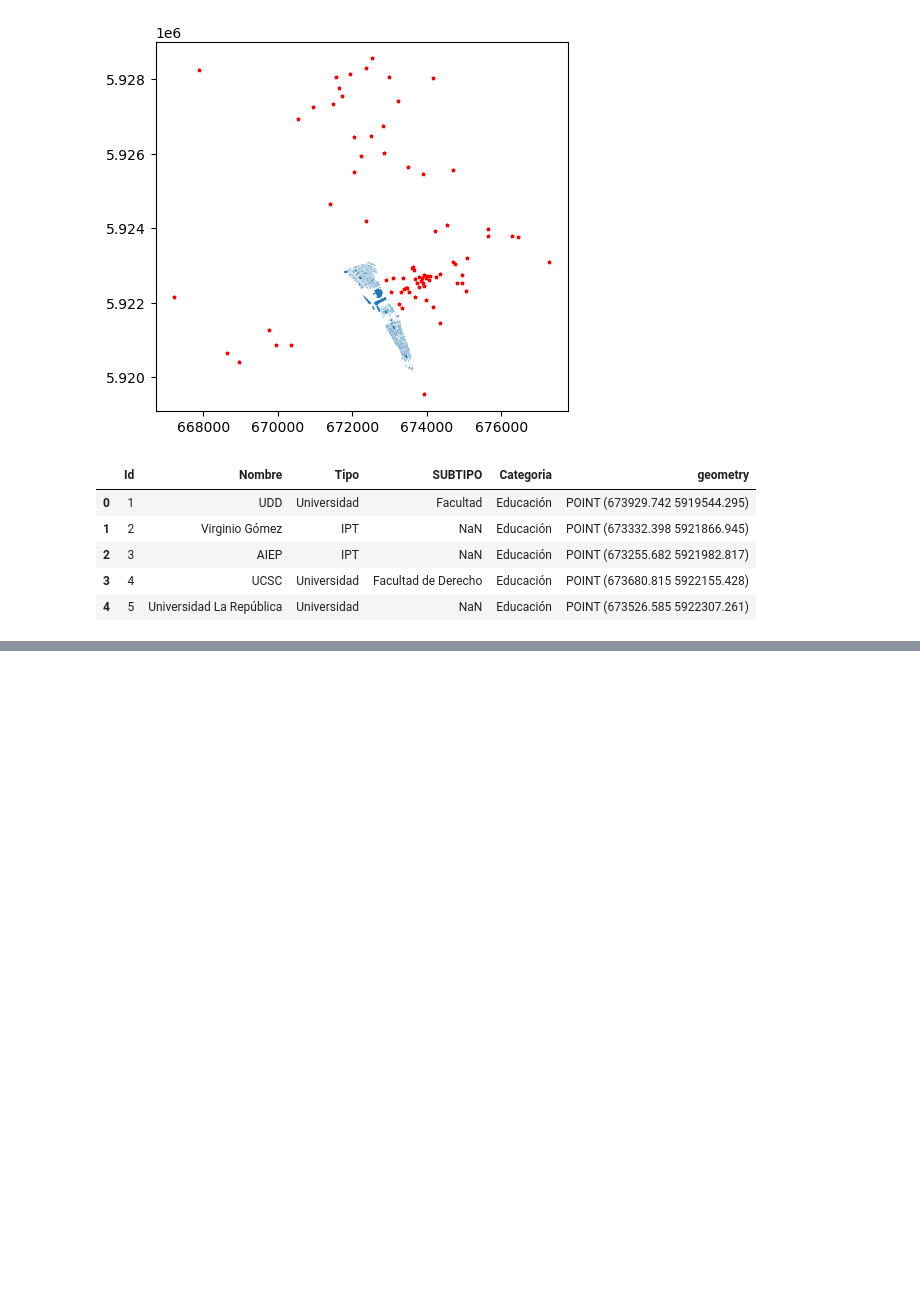
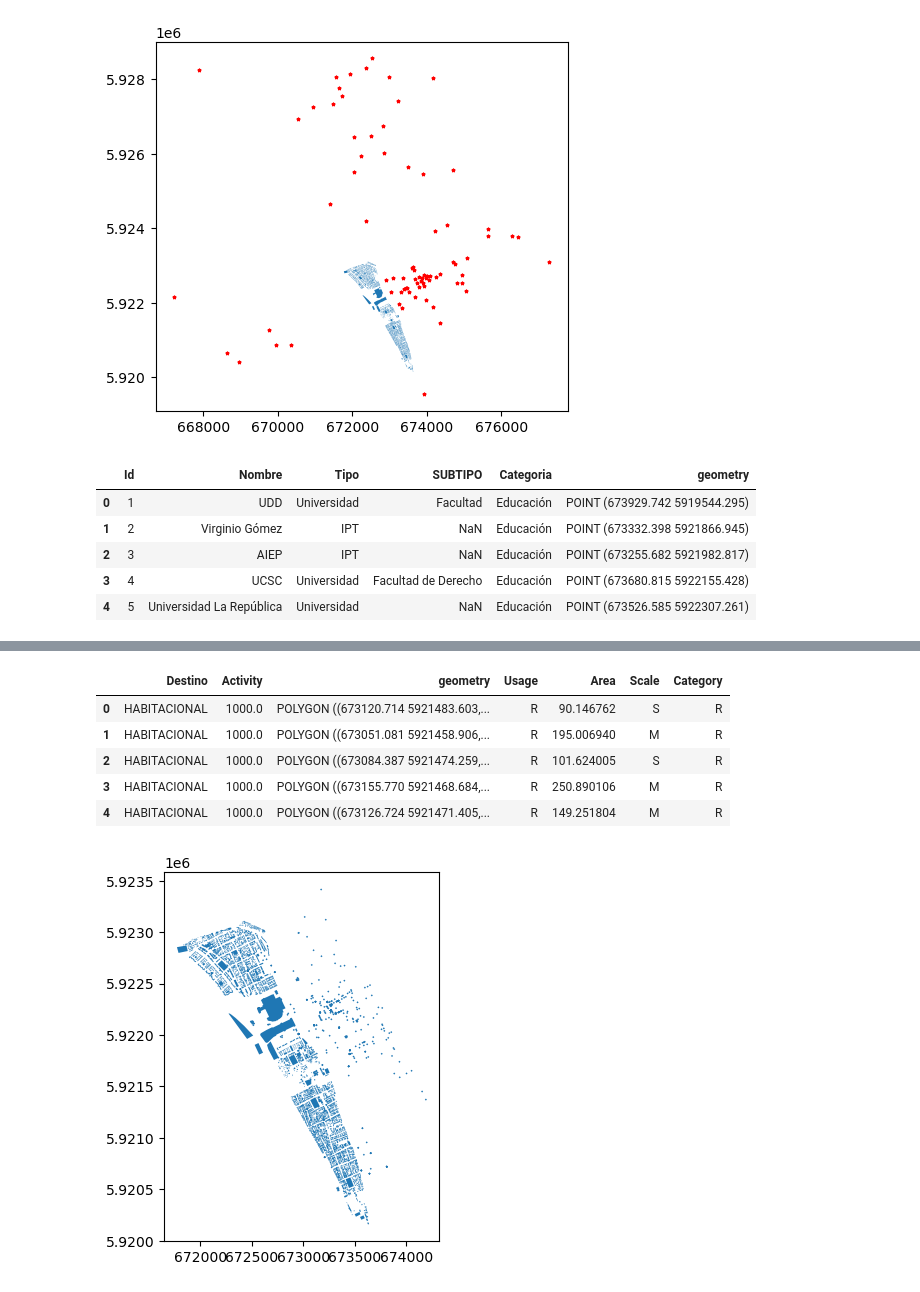
Before and after one commit to CityScope/CityLab_Biobio, a Jupyter notebook: preprocessing/preprocessing.ipynb, the cells around one changed output, grey strips where cells are left out. Saved outputs shown, nothing was run; the diff lists cells and outputs as text; code cells hidden in the pictures; blank space fills up the shorter version.

```diff
--- a/preprocessing/preprocessing.ipynb
+++ b/preprocessing/preprocessing.ipynb
@@ -213 +264,12 @@ ValueError: Cannot transform naive geometries.  Please set a crs on the object f
+# %%
+costanera_future_buildings.plot()
+costanera_future_buildings.head()
+# %% [output]
+|  | Destino | Activity | geometry | Usage | Area | Scale | Category |
+| 0 | HABITACIONAL | 1000.0 | POLYGON ((673120.714 5921483.603,... | R | 90.146762 | S | R |
+| 1 | HABITACIONAL | 1000.0 | POLYGON ((673051.081 5921458.906,... | R | 195.006940 | M | R |
+| 2 | HABITACIONAL | 1000.0 | POLYGON ((673084.387 5921474.259,... | R | 101.624005 | S | R |
+| 3 | HABITACIONAL | 1000.0 | POLYGON ((673155.770 5921468.684,... | R | 250.890106 | M | R |
+| 4 | HABITACIONAL | 1000.0 | POLYGON ((673126.724 5921471.405,... | R | 149.251804 | M | R |
+[figure, added]
 # %%
```
Also changed, not shown: parts of 6 cells of this notebook, 17 other files.
